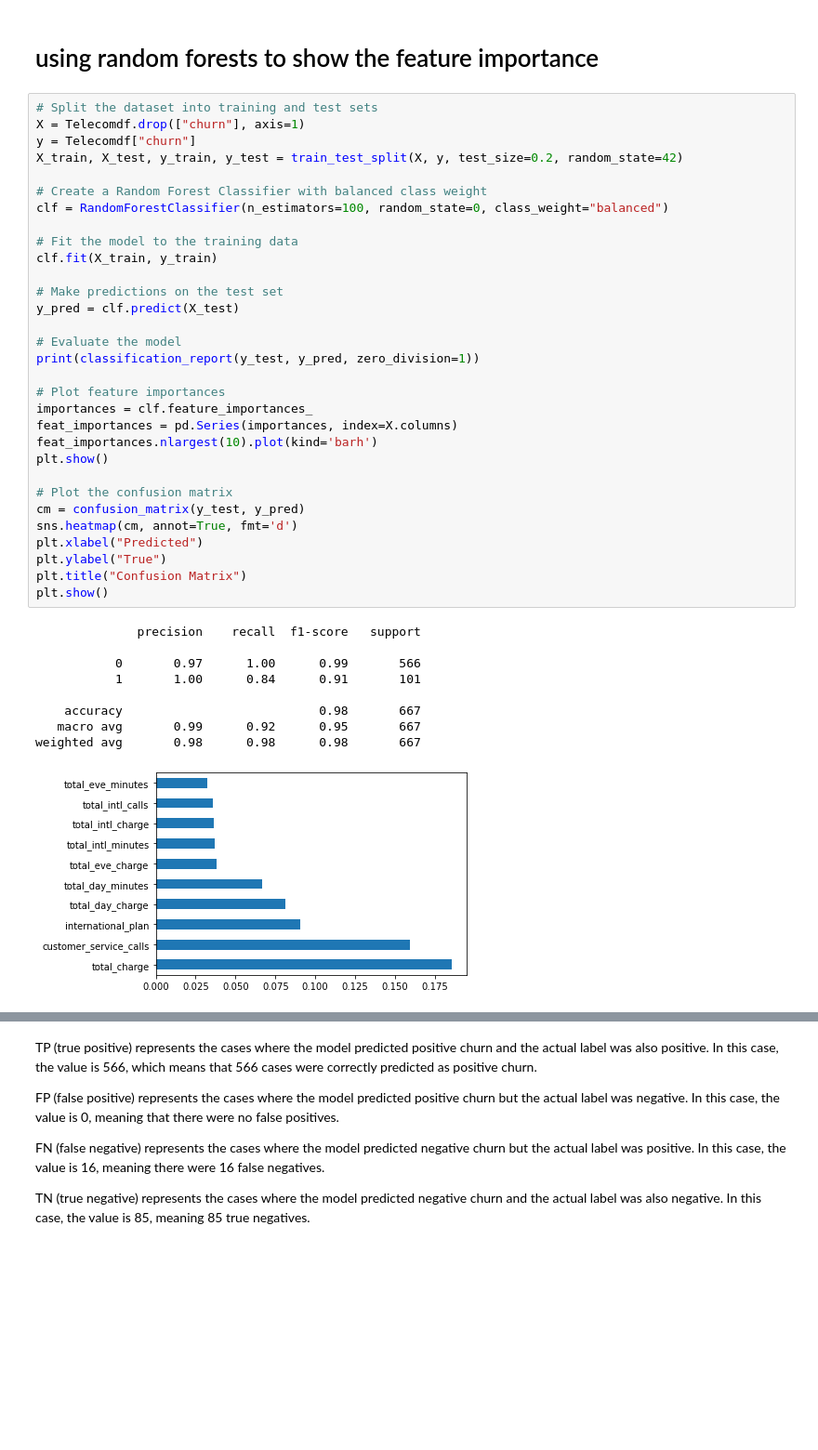
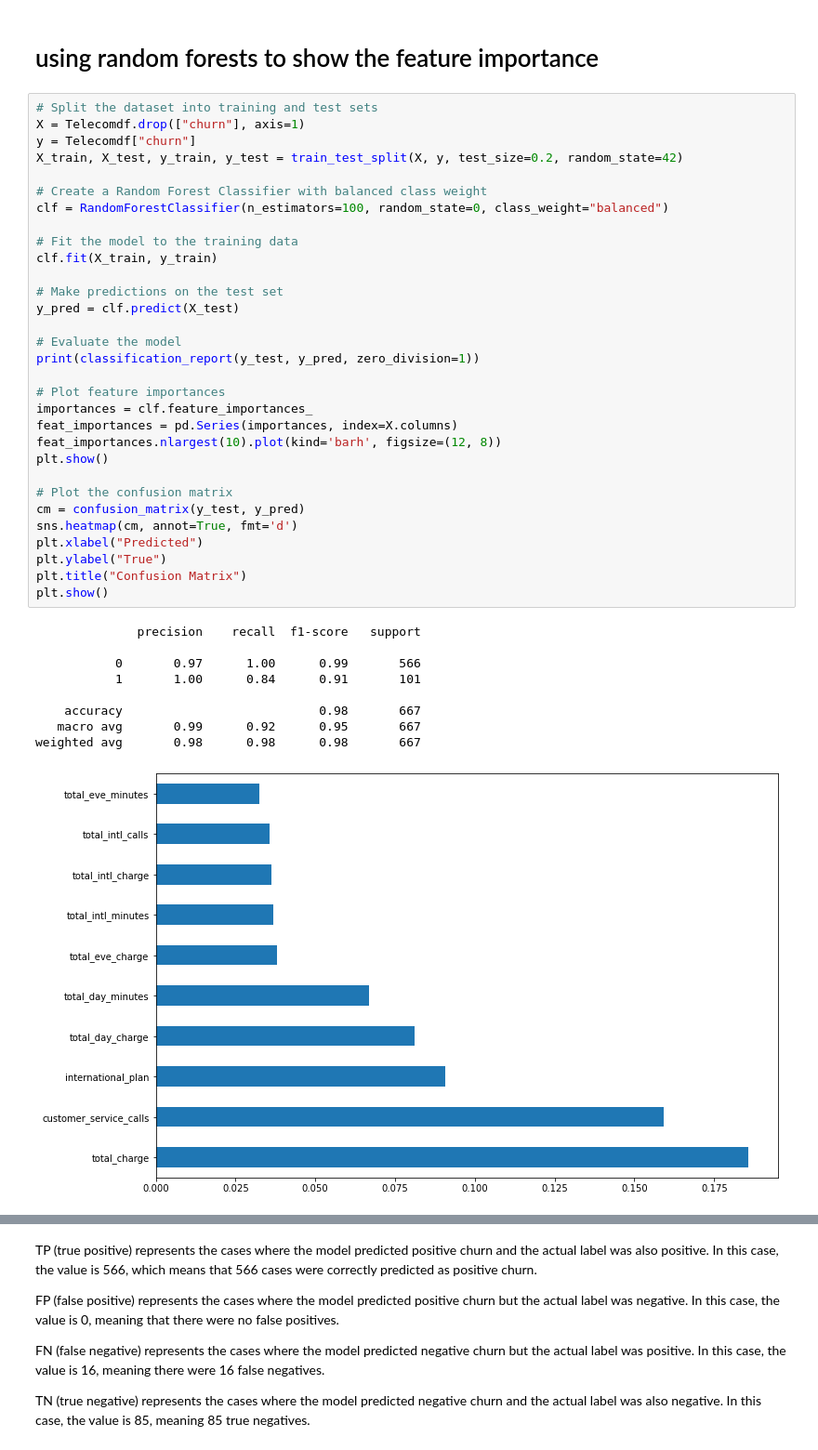
Before and after one commit to MichalOst3389/nhl_team_analysis, a Jupyter notebook: student.ipynb, the cells around one changed output, grey strips where cells are left out. Shown at 93% size. Drawn from its saved outputs; the diff is of its cells as text; blank space fills up the shorter version.

```diff
--- a/student.ipynb
+++ b/student.ipynb
@@ -268,35 +268,35 @@ clf = RandomForestClassifier(n_estimators=100, random_state=0, class_weight="bal
 # Fit the model to the training data
 clf.fit(X_train, y_train)
 
 # Make predictions on the test set
 y_pred = clf.predict(X_test)
 
 # Evaluate the model
 print(classification_report(y_test, y_pred, zero_division=1))
 
 # Plot feature importances
 importances = clf.feature_importances_
 feat_importances = pd.Series(importances, index=X.columns)
-feat_importances.nlargest(10).plot(kind='barh')
+feat_importances.nlargest(10).plot(kind='barh', figsize=(12, 8))
 plt.show()
 
 # Plot the confusion matrix
 cm = confusion_matrix(y_test, y_pred)
 sns.heatmap(cm, annot=True, fmt='d')
 plt.xlabel("Predicted")
 plt.ylabel("True")
 plt.title("Confusion Matrix")
 plt.show()
 # %% [output]
               precision    recall  f1-score   support
 
            0       0.97      1.00      0.99       566
            1       1.00      0.84      0.91       101
 
     accuracy                           0.98       667
    macro avg       0.99      0.92      0.95       667
 weighted avg       0.98      0.98      0.98       667
-[figure, old version]
+[figure, new version]
 [figure]
 # %% [markdown]
 TP (true positive) represents the cases where the model predicted positive churn and the actual label was also positive. In this case, the value is 566, which means that 566 cases were correctly predicted as positive churn.
```
Also changed, not shown: parts of 11 cells of this notebook.
